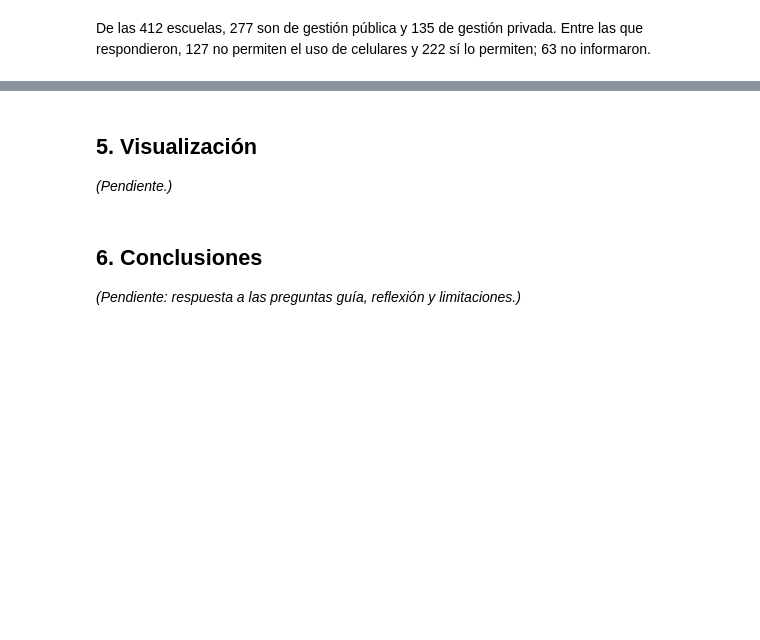
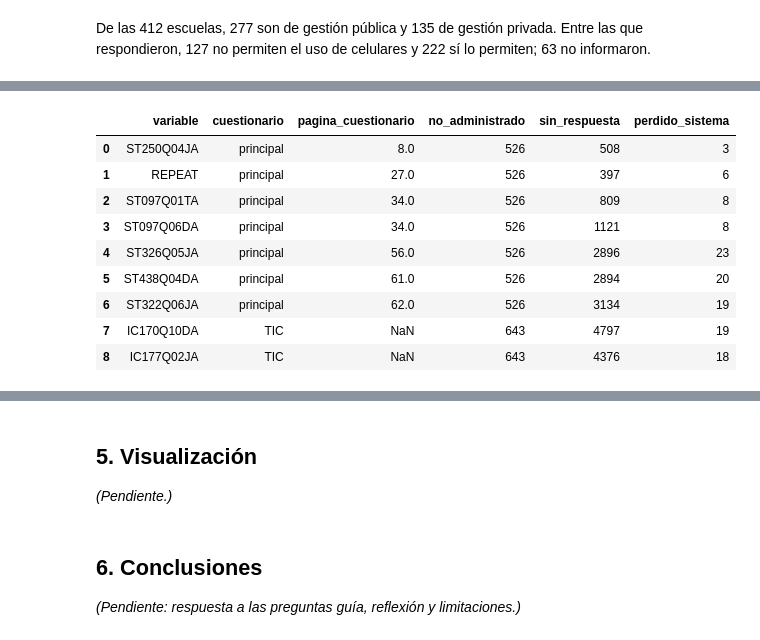
Before and after one commit to ManuelBernardez/PISA-data-analysis, a Jupyter notebook: data_challenge_pisa_argentina.ipynb, the cells around one changed output, grey strips where cells are left out. Saved outputs shown, nothing was run; the diff lists cells and outputs as text; code cells hidden in the pictures; blank space fills up the shorter version.

```diff
--- a/data_challenge_pisa_argentina.ipynb
+++ b/data_challenge_pisa_argentina.ipynb
@@ -279,0 +430,14 @@ De las 412 escuelas, 277 son de gestión pública y 135 de gestión privada. Ent
+# %%
+codigos_faltantes = pd.read_csv(carpeta + 'pisa2025_arg_codigos_faltantes.csv')
+codigos_faltantes
+# %% [output]
+|  | variable | cuestionario | pagina_cuestionario | no_administrado | sin_respuesta | perdido_sistema |
+| 0 | ST250Q04JA | principal | 8.0 | 526 | 508 | 3 |
+| 1 | REPEAT | principal | 27.0 | 526 | 397 | 6 |
+| 2 | ST097Q01TA | principal | 34.0 | 526 | 809 | 8 |
+| 3 | ST097Q06DA | principal | 34.0 | 526 | 1121 | 8 |
+| 4 | ST326Q05JA | principal | 56.0 | 526 | 2896 | 23 |
+| 5 | ST438Q04DA | principal | 61.0 | 526 | 2894 | 20 |
+| 6 | ST322Q06JA | principal | 62.0 | 526 | 3134 | 19 |
+| 7 | IC170Q10DA | TIC | NaN | 643 | 4797 | 19 |
+| 8 | IC177Q02JA | TIC | NaN | 643 | 4376 | 18 |
```
Also changed, not shown: parts of 102 cells of this notebook, 1 other file.
